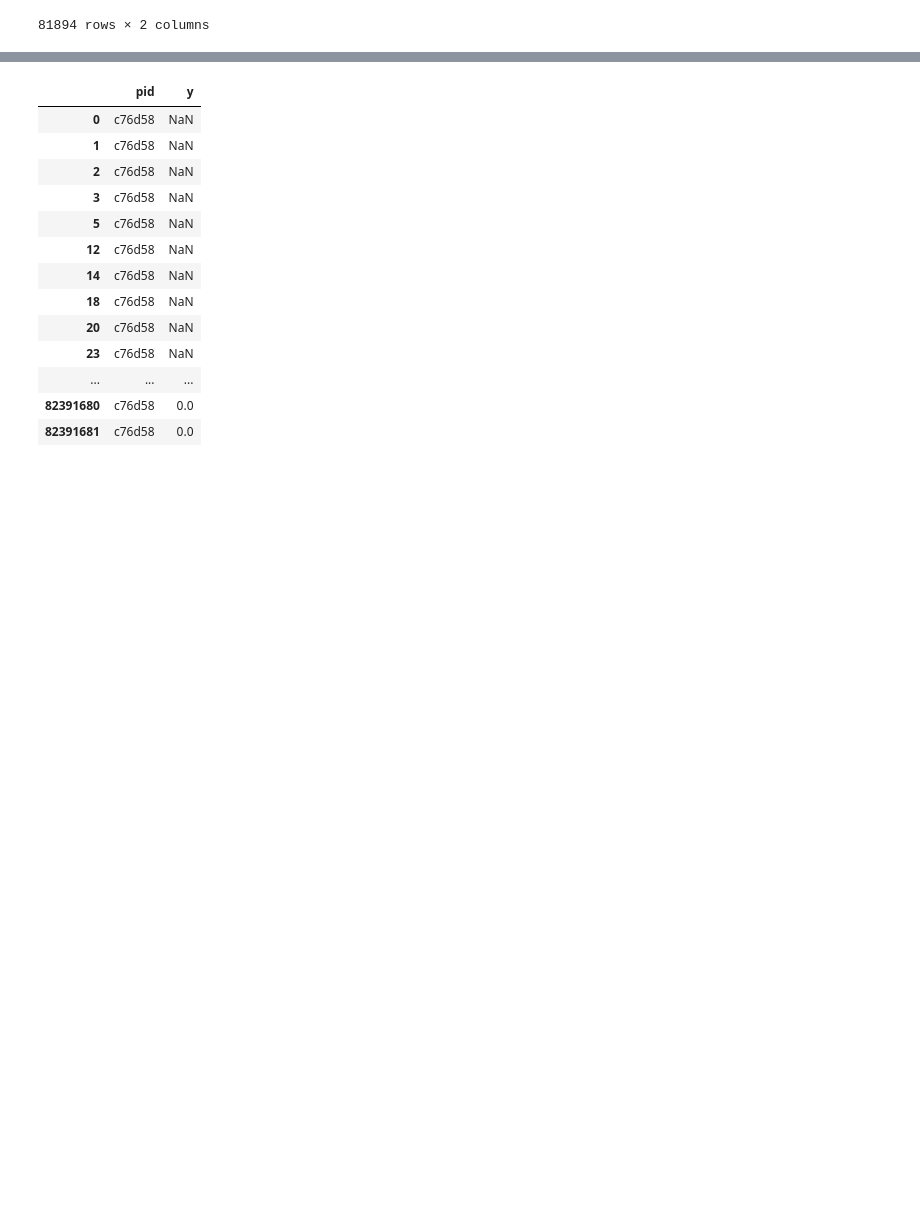
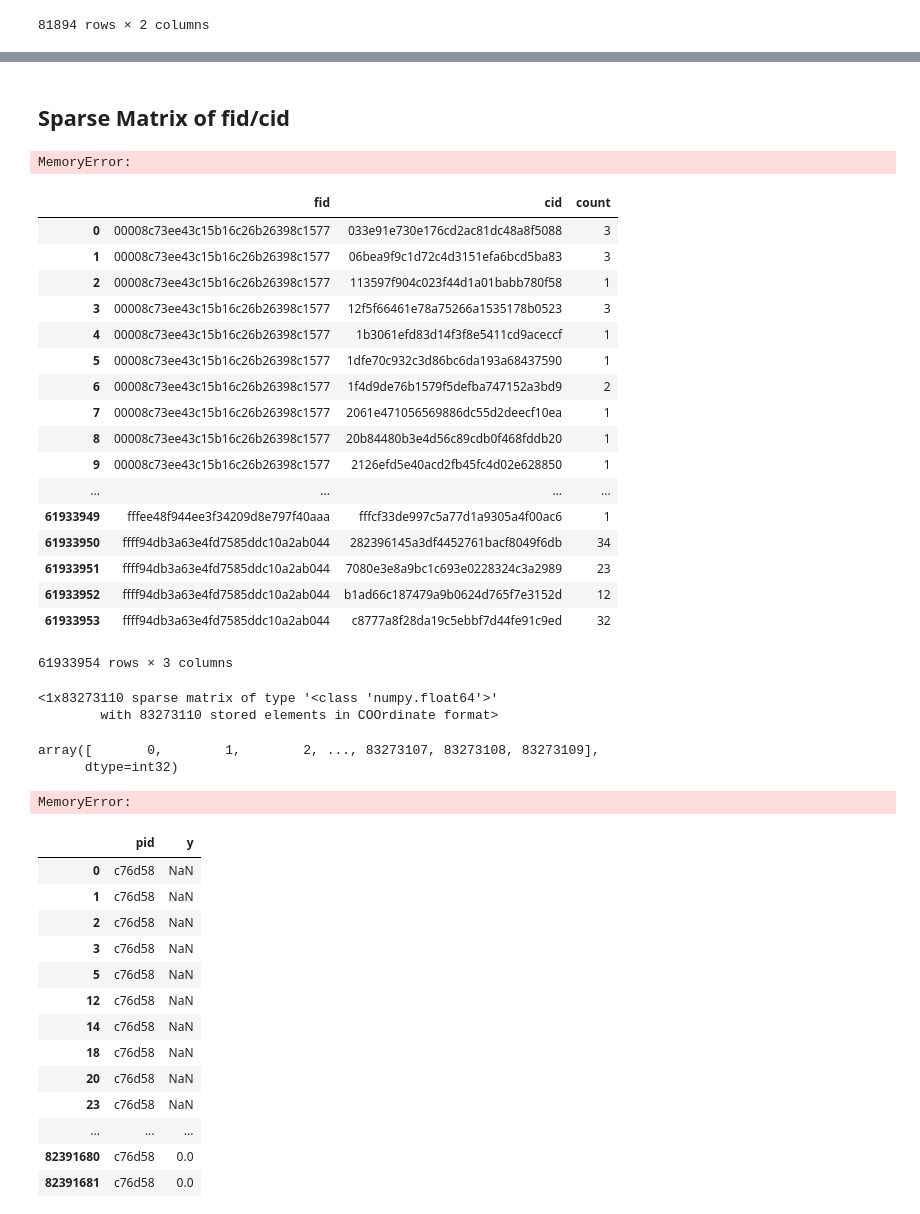
Before and after one commit to tychen5/Trend_TBrainAI, a Jupyter notebook: leo/Read_all_queryLog.ipynb, the cells around one changed output, grey strips where cells are left out. Saved outputs shown, nothing was run; the diff lists cells and outputs as text; code cells hidden in the pictures; blank space fills up the shorter version.

```diff
--- a/leo/Read_all_queryLog.ipynb
+++ b/leo/Read_all_queryLog.ipynb
@@ -662,3 +638,71 @@ dfT.to_csv('history/dfCCC.csv')
+# %% [markdown]
+## Sparse Matrix of fid/cid
+# %%
+path =r'./query_log'
+allFiles = glob.glob(path + "/*.csv")
+frame = pd.DataFrame()
+list_ = []
+for file_ in allFiles:
+    df = pd.read_csv(file_,names = ["fid", "cid", "time", "pid"])
+    list_.append(df)
+frame = pd.concat(list_)
+# frame
+# %%
+df = frame.drop(columns=['time','pid'])
+df = df.sort_values(['fid', 'cid'], ascending=[True, True])
+df['count'] = 1
+# df
+# %%
+df1 = df.groupby(['fid','cid'])['count'].sum().unstack()
+df1
+#method2##
+# %% [output]
+MemoryError:
+# %%
+df1 = df.groupby(['fid','cid']).agg(['sum'])
+df1 = df1.reset_index()
+df1.columns=['fid','cid','count']
+df1
+##method1##
+# %% [output]
+|  | fid | cid | count |
+| 0 | 00008c73ee43c15b16c26b26398c1577 | 033e91e730e176cd2ac81dc48a8f5088 | 3 |
+| 1 | 00008c73ee43c15b16c26b26398c1577 | 06bea9f9c1d72c4d3151efa6bcd5ba83 | 3 |
+| 2 | 00008c73ee43c15b16c26b26398c1577 | 113597f904c023f44d1a01babb780f58 | 1 |
+| 3 | 00008c73ee43c15b16c26b26398c1577 | 12f5f66461e78a75266a1535178b0523 | 3 |
+| 4 | 00008c73ee43c15b16c26b26398c1577 | 1b3061efd83d14f3f8e5411cd9aceccf | 1 |
+| 5 | 00008c73ee43c15b16c26b26398c1577 | 1dfe70c932c3d86bc6da193a68437590 | 1 |
+| 6 | 00008c73ee43c15b16c26b26398c1577 | 1f4d9de76b1579f5defba747152a3bd9 | 2 |
+| 7 | 00008c73ee43c15b16c26b26398c1577 | 2061e471056569886dc55d2deecf10ea | 1 |
+| 8 | 00008c73ee43c15b16c26b26398c1577 | 20b84480b3e4d56c89cdb0f468fddb20 | 1 |
+| 9 | 00008c73ee43c15b16c26b26398c1577 | 2126efd5e40acd2fb45fc4d02e628850 | 1 |
+| ... | ... | ... | ... |
+| 61933949 | fffee48f944ee3f34209d8e797f40aaa | fffcf33de997c5a77d1a9305a4f00ac6 | 1 |
+| 61933950 | ffff94db3a63e4fd7585ddc10a2ab044 | 282396145a3df4452761bacf8049f6db | 34 |
+| 61933951 | ffff94db3a63e4fd7585ddc10a2ab044 | 7080e3e8a9bc1c693e0228324c3a2989 | 23 |
+| 61933952 | ffff94db3a63e4fd7585ddc10a2ab044 | b1ad66c187479a9b0624d765f7e3152d | 12 |
+| 61933953 | ffff94db3a63e4fd7585ddc10a2ab044 | c8777a8f28da19c5ebbf7d44fe91c9ed | 32 |
+61933954 rows × 3 columns
+# %%
+M = sparse.coo_matrix(df['count'],(df['fid'],df['cid']))
+M
+# %% [output]
+<1x83273110 sparse matrix of type '<class 'numpy.float64'>'
+        with 83273110 stored elements in COOrdinate format>
+# %%
+len(M.toarray()[0])
+M.col
+# %% [output]
+array([       0,        1,        2, ..., 83273107, 83273108, 83273109],
+      dtype=int32)
+# %%
+df['count'] = df['count'].astype('float64')
+# df1 =pd.pivot_table(df,index=['fid'],columns=['cid'],values=['count'],aggfunc=[cp.sum]).fillna(0)
+df = df1.pivot(index='fid',columns='cid',values='count').fillna(0)
+df
+#method1##
+# %% [output]
+MemoryError:
 # %%
 gb = dfP_.groupby('pid')
 gb.get_group("c76d58")
```
Also changed, not shown: parts of 4 cells of this notebook, 5 other files.
